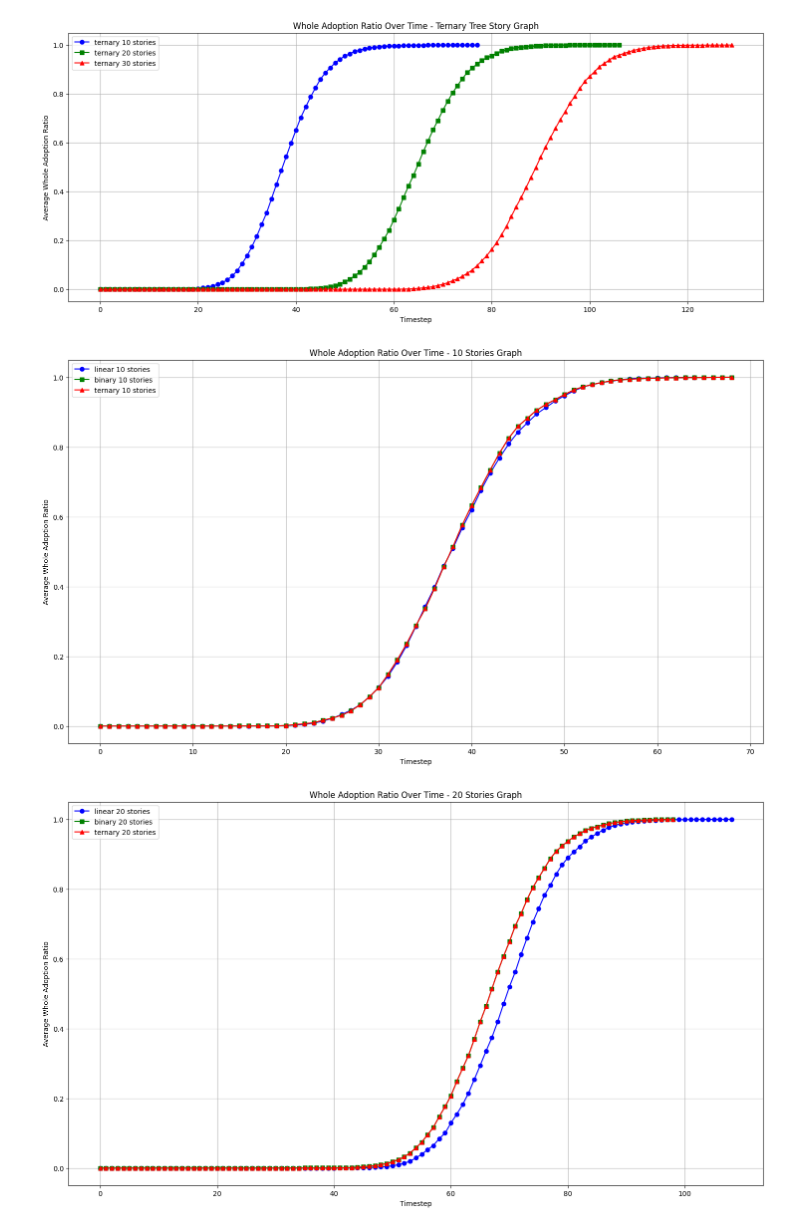
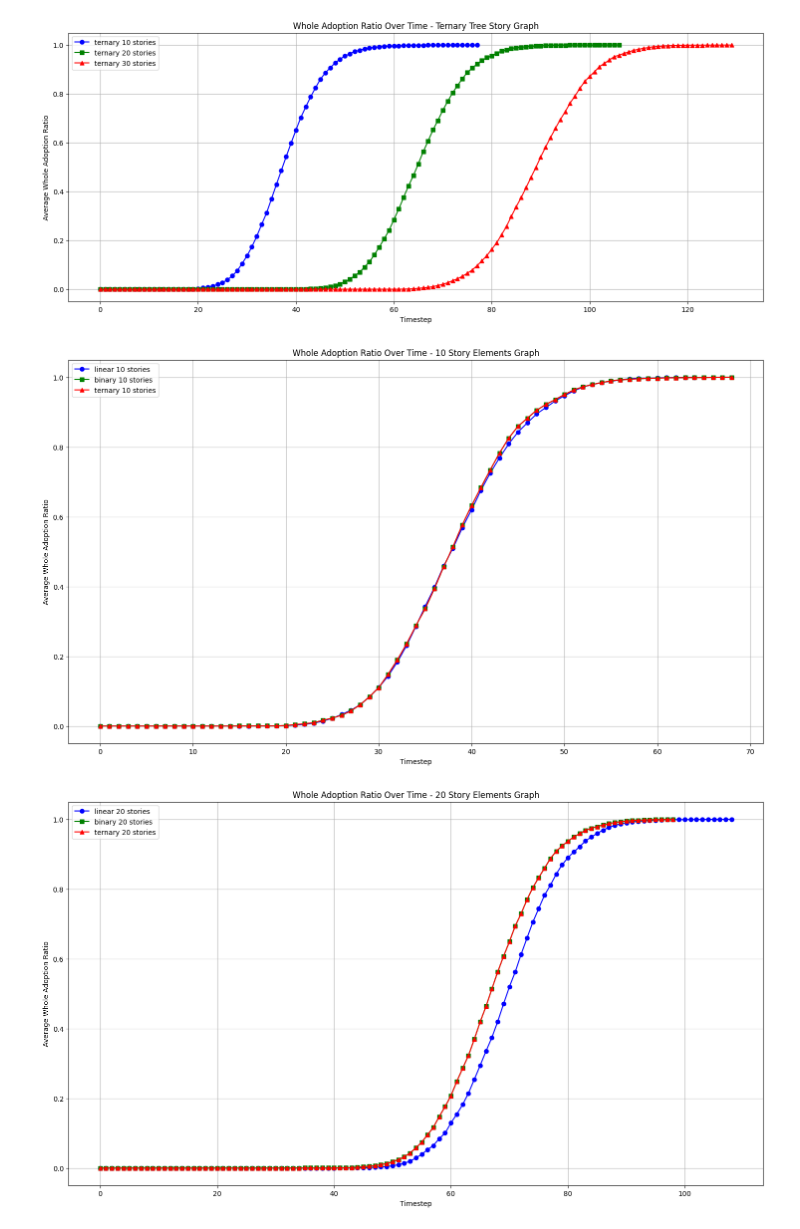
Before and after one commit to c4-lab/NarrativeDiffusion, a Jupyter notebook: analysis/graphs2.ipynb, the cells around one changed output. Cells and saved outputs as stored; diff of their text form; code cells hidden in the pictures.

```diff
--- a/analysis/graphs2.ipynb
+++ b/analysis/graphs2.ipynb
@@ -140,26 +146,26 @@ plt.show()
 # %%
 plt.figure(figsize=(18, 10))
 
 plt.plot(linear_10stories_data['timestep'],
          linear_10stories_data['whole_adoption_ratio'],
          marker='o', color='blue', label='linear 10 stories')
 
 plt.plot(binary_10stories_data['timestep'],
          binary_10stories_data['whole_adoption_ratio'],
          marker='s', color='green', label='binary 10 stories')
 
 plt.plot(binary_10stories_data['timestep'],
          binary_10stories_data['whole_adoption_ratio'],
          marker='^', color='red', label='ternary 10 stories')
 
-plt.title('Whole Adoption Ratio Over Time - 10 Stories Graph')
+plt.title('Whole Adoption Ratio Over Time - 10 Story Elements Graph')
 plt.xlabel('Timestep')
 plt.ylabel('Average Whole Adoption Ratio')
 plt.grid(True)
 plt.legend()  # This adds the legend to the plot
 plt.show()
 # %% [output]
-[figure, old version]
+[figure, new version]
 # %%
 plt.figure(figsize=(18, 10))
 
@@ -175,14 +181,14 @@ plt.plot(binary_20stories_data['timestep'],
          binary_20stories_data['whole_adoption_ratio'],
          marker='^', color='red', label='ternary 20 stories')
 
-plt.title('Whole Adoption Ratio Over Time - 20 Stories Graph')
+plt.title('Whole Adoption Ratio Over Time - 20 Story Elements Graph')
 plt.xlabel('Timestep')
 plt.ylabel('Average Whole Adoption Ratio')
 plt.grid(True)
 plt.legend()  # This adds the legend to the plot
 plt.show()
 # %% [output]
-[figure, old version]
+[figure, new version]
 # %%
 plt.figure(figsize=(18, 10))
 
```
Also changed, not shown: parts of 13 cells of this notebook.
